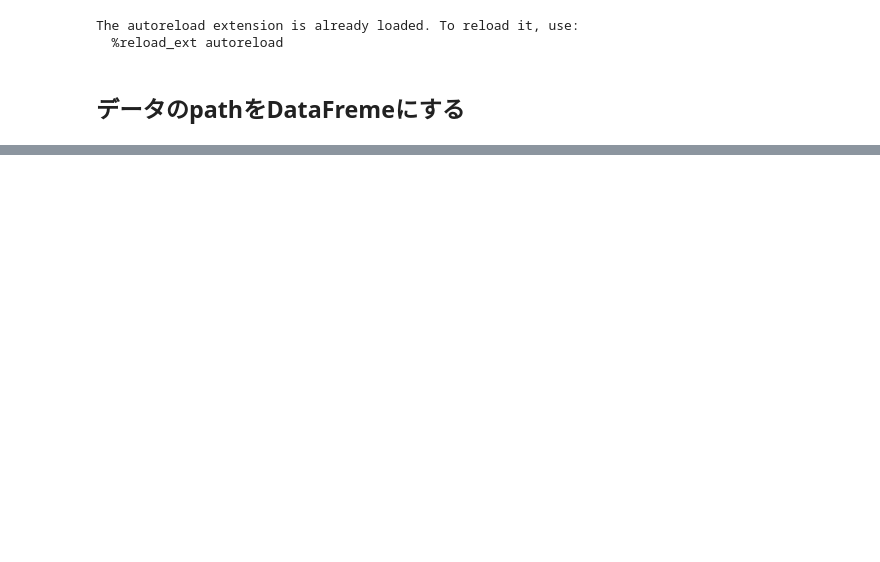
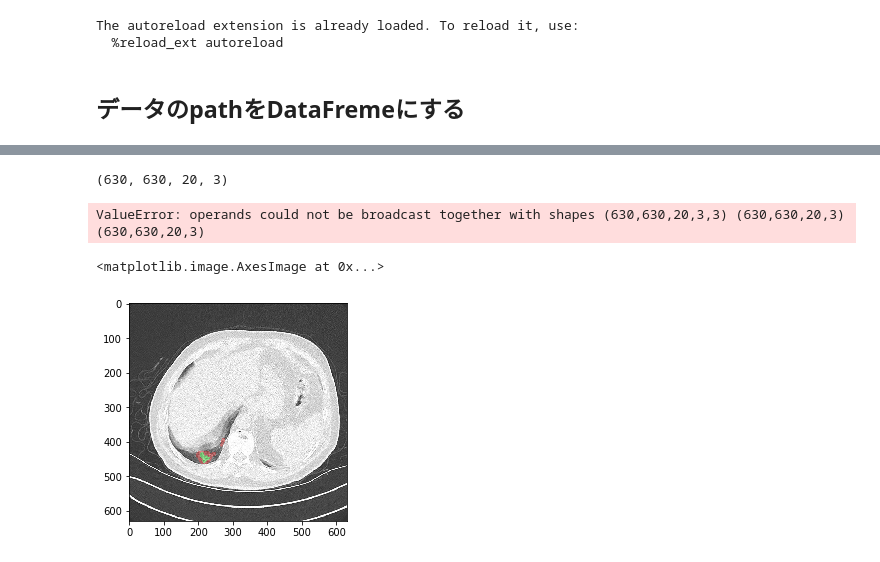
Before and after one commit to okazaki2020/udemy-kame-python, a Jupyter notebook: 演習/covid.ipynb, the cells around one changed output, grey strips where cells are left out. Cells and saved outputs as stored; diff of their text form; code cells hidden in the pictures; blank space fills up the shorter version.

Commit message:
finish overlay in exercise

```diff
--- a/演習/covid.ipynb
+++ b/演習/covid.ipynb
@@ -31,0 +29,6 @@ df
+# %%
+p = df["FilePathMask"][0]
+seg_data = myctvis.load_nifti(p)
+#メモリきついためデータ削減
+seg_data = seg_data[:,:,:20]
+mask_color = myctvis.label_color(seg_data)
@@ -31,0 +37,2 @@ df
+# %%
+gray_volume = myctvis.hu_to_gray(data)
@@ -31,0 +41,7 @@ df
+# %%
+overlayed.shape
+# %% [output]
+(630, 630, 20, 3)
+# %%
+mask_filter = np.greater(seg_data,0)
+mask_filter = np.stack([mask_filter, mask_filter, mask_filter],axis=-1)
@@ -31,0 +50,4 @@ df
+# %%
+overlayed = overlay(gray_volume,mask_filter,mask_color,0.5)
+# %% [output]
+ValueError: operands could not be broadcast together with shapes (630,630,20,3,3) (630,630,20,3) (630,630,20,3)
@@ -31,0 +61,5 @@ df
+# %%
+plt.imshow(overlayed[:,:,10])
+# %% [output]
+<matplotlib.image.AxesImage at 0x...>
+[figure, added]
```
Also changed, not shown: parts of 9 cells of this notebook, 2 other files.
